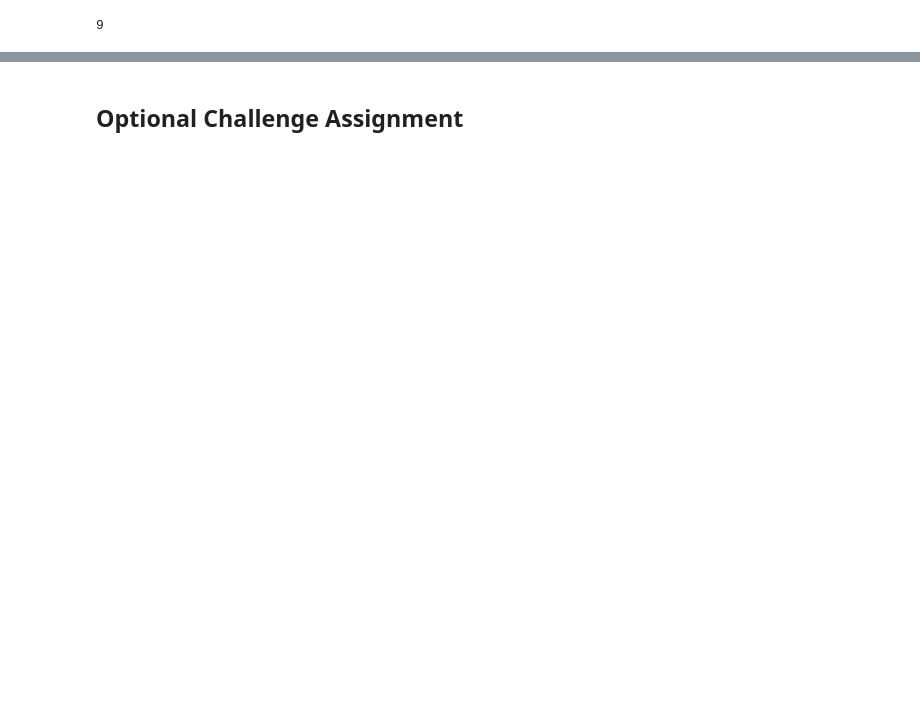
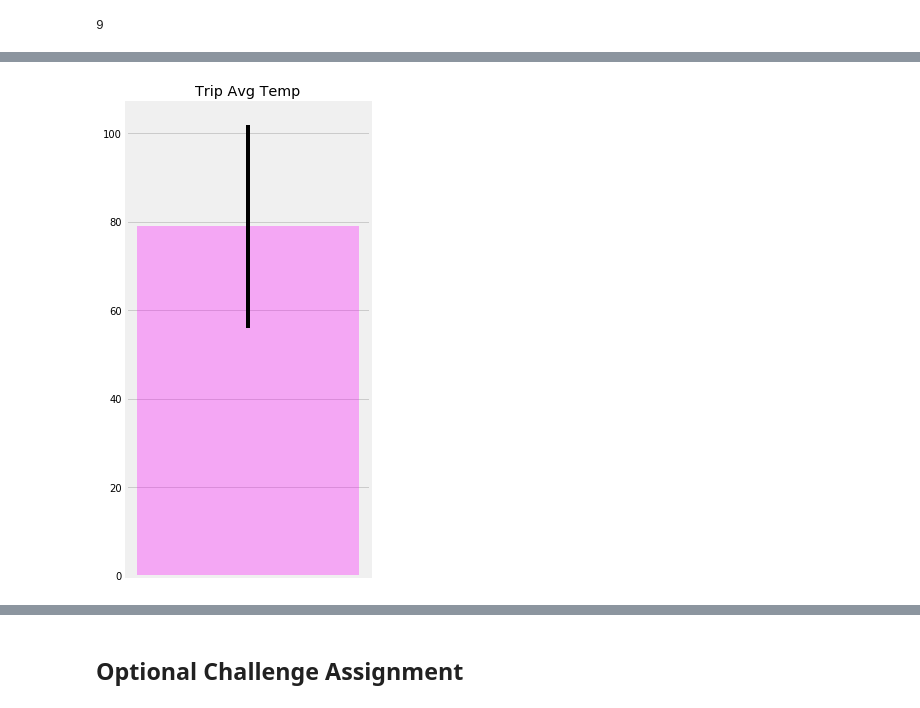
Before and after one commit to ingris2020/Ingris-sqlalchemy-challenge, a Jupyter notebook: climate_Ingris.ipynb, the cells around one changed output, grey strips where cells are left out. Cells and saved outputs as stored; diff of their text form; code cells hidden in the pictures; blank space fills up the shorter version.

```diff
--- a/climate_Ingris.ipynb
+++ b/climate_Ingris.ipynb
@@ -203,8 +244,19 @@ print(calc_temps('2012-02-28', '2012-03-05'))
 # %%
 # Plot the results from your previous query as a bar chart.
 # Use "Trip Avg Temp" as your Title
 # Use the average temperature for the y value
 # Use the peak-to-peak (tmax-tmin) value as the y error bar (yerr)
+fig, ax = plt.subplots(figsize=plt.figaspect(1.8))
+xpos = 1
+yerr = tmax-tmin
+bar = ax.bar(xpos, tmax, yerr=yerr, alpha=0.3,
+             color='magenta', align='center')
+ax.set(xticks=range(xpos), xticklabels="a", title="Trip Avg Temp")
+plt.tight_layout()
+plt.savefig("Images/AvgTemp_ErrorBar.png")
+plt.show()
+# %% [output]
+[figure, added]
 # %%
 # Calculate the total amount of rainfall per weather station for your trip dates using the previous year's matching dates.
 # Sort this in descending order by precipitation amount and list the station, name, latitude, longitude, and elevation
```
Also changed, not shown: parts of 22 cells of this notebook, 19 other files.
